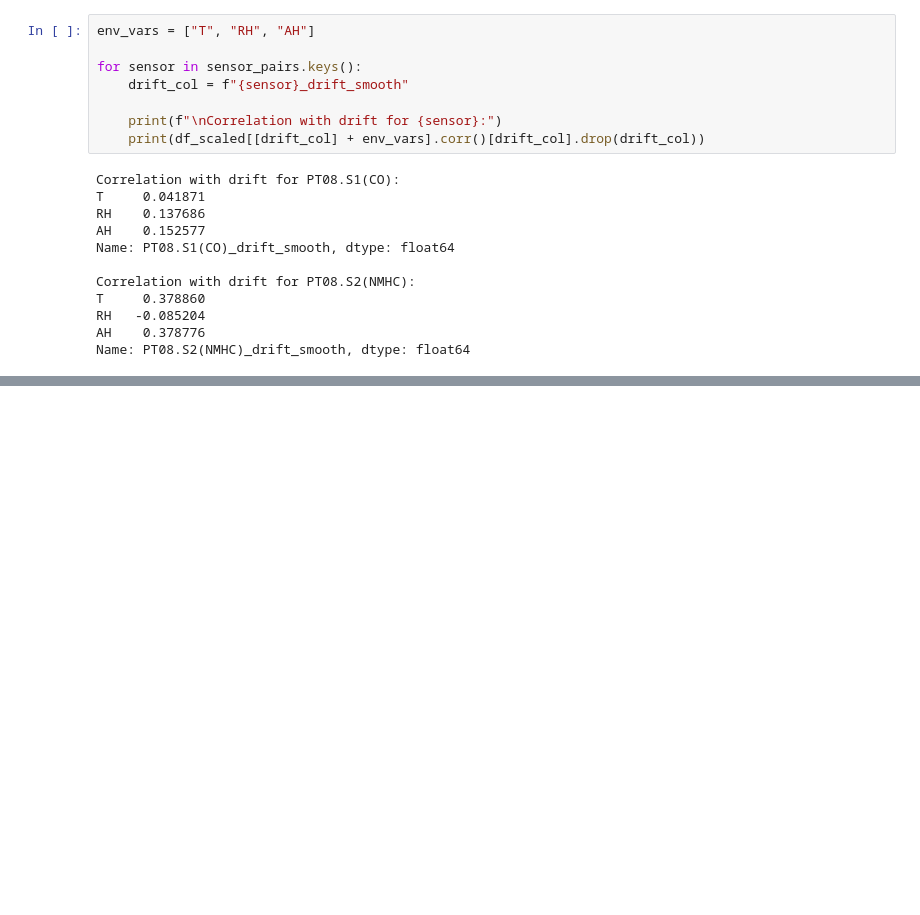
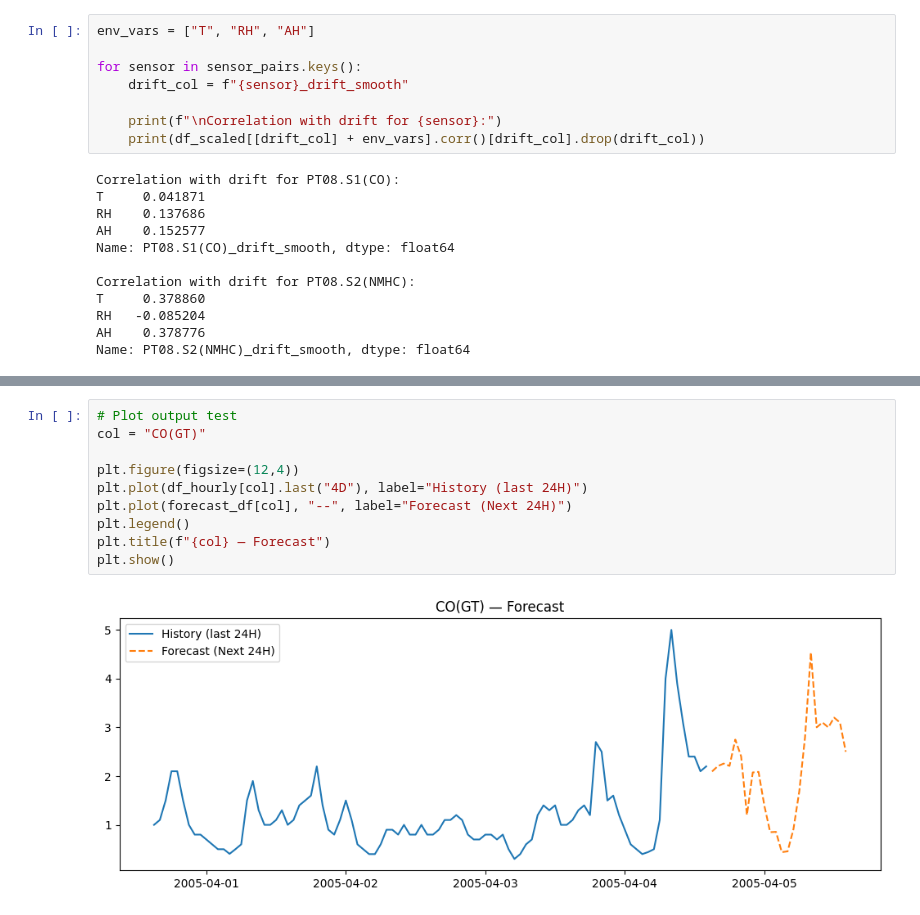
Before and after one commit to mr-kelsey/sp26-aai530-group1, a Jupyter notebook: Notebooks/Nick/CO_NMHC.ipynb, the cells around one changed output, grey strips where cells are left out. Cells and saved outputs as stored; diff of their text form; blank space fills up the shorter version.

```diff
--- a/Notebooks/Nick/CO_NMHC.ipynb
+++ b/Notebooks/Nick/CO_NMHC.ipynb
@@ -562,0 +562,12 @@ NMHC(GT) 24-hour predictions: [np.float64(220.15350528597213), np.float64(194.82
+# %%
+# Plot output test
+col = "CO(GT)"
+
+plt.figure(figsize=(12,4))
+plt.plot(df_hourly[col].last("4D"), label="History (last 24H)")
+plt.plot(forecast_df[col], "--", label="Forecast (Next 24H)")
+plt.legend()
+plt.title(f"{col} — Forecast")
+plt.show()
+# %% [output]
+[figure, added]
```
Also changed, not shown: parts of 6 cells of this notebook.
